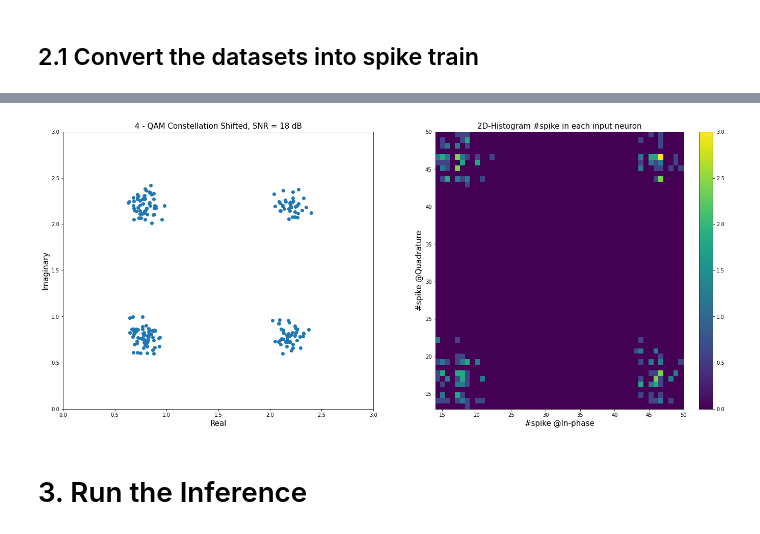
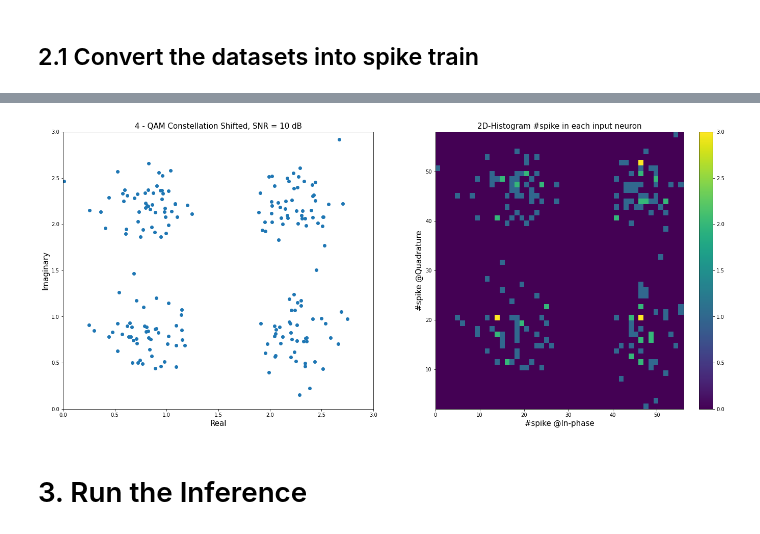
Before and after one commit to aravsi77/spiking_neural_network_thesis, a Jupyter notebook: inference_snn_modulation_classification.ipynb, the cells around one changed output, grey strips where cells are left out. Drawn from its saved outputs; the diff is of its cells as text; code cells hidden in the pictures.

```diff
--- a/inference_snn_modulation_classification.ipynb
+++ b/inference_snn_modulation_classification.ipynb
@@ -148,7 +148,7 @@ qam /= np.linalg.norm( qam ) / np.sqrt( M )
 
 
 #define the noise power
-SNR_dB = 0 # the SNR Value in dB
+SNR_dB = 10 # the SNR Value in dB
 sigma2_n = 1**2 * 10**( - SNR_dB / 10 ) # get the noise variance
 
 c = np.zeros(N_samples) + 1j*np.zeros(N_samples)
@@ -263,35 +253,35 @@ elapsed time for one forward propagation 66.1113  ms
 num_spike_I = torch.zeros(N_samples)
 num_spike_Q = torch.zeros(N_samples)
 for i in range(N_samples):
     sample_data = input_data[i*Time:(i*Time)+Time,:]
     if (nodes[0]==1):
         print('sample %d, sent symbol %d, total spikes : %d '%(i,s[i],sum(sample_data[:,0]).item()))
     else:
         num_spike_I[i] = sum(sample_data[:,0]).item()
         num_spike_Q[i] = sum(sample_data[:,1]).item()
         #print('sample %d, sent symbol %d,  total spikes : %d ; %d'%(i,s[i],num_spike_I[i],num_spike_Q[i]))
     #print(sum(sample_data[:,0]).item())
     #print(sum(sample_data[:,1]).item())
 
 #plot the 2D histogram
 fig, (ax1,ax2) = plt.subplots(ncols=2, figsize=[24,10])
 hist_spike = ax2.hist2d(num_spike_I.numpy(),num_spike_Q.numpy(),bins=50)
 ax2.set_title("2D-Histogram #spike in each input neuron",fontsize=15)
 ax2.set_xlabel("#spike @In-phase",fontsize=15)
 ax2.set_ylabel("#spike @Quadrature",fontsize=15)
-plt.colorbar(spike_hist[3],)
+plt.colorbar(hist_spike[3],)
 
 #plot after the points are shifted to the 1st quadrant
 ax1.plot( np.real( z )+1.5, np.imag( z )+1.5, '.', markersize = 12  )
 ax1.set_xlim( (0, 3) )
 ax1.set_ylim( (0, 3) )
 ax1.set_title('%d - QAM Constellation Shifted, SNR = %d dB'%(M,SNR_dB),fontsize=15)
 ax1.set_xlabel('Real',fontsize=15)
 ax1.set_ylabel('Imaginary',fontsize=15)
 #ax2.set_grid(True)
 plt.show()
 # %% [output]
-[figure, old version]
+[figure, new version]
 # %% [markdown]
 # 3. Run the Inference
 # %% [markdown]
```
Also changed, not shown: parts of 8 cells of this notebook.
